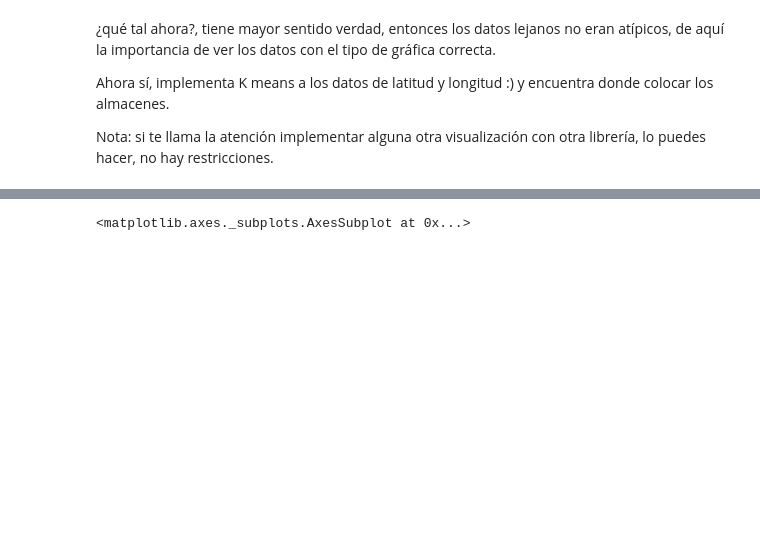
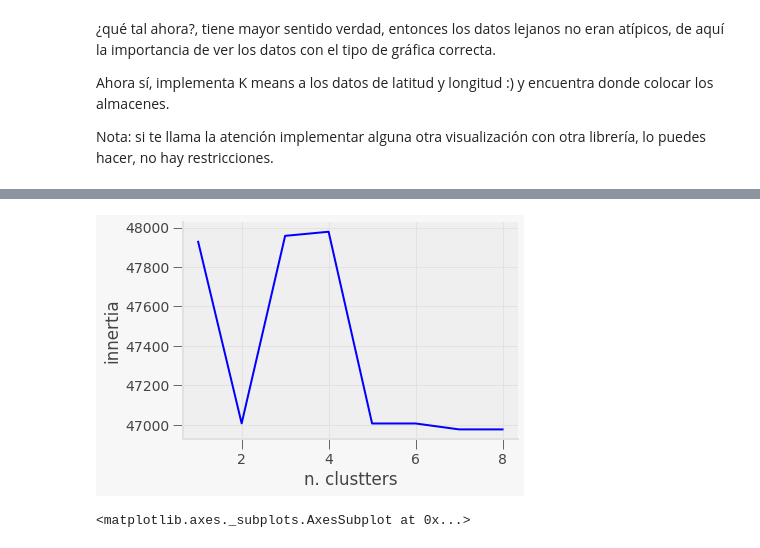
Before and after one commit to PosgradoMNA/actividades-de-aprendizaje-DanielRobertoMenesesLeon, a Jupyter notebook: TecMty_kmeans_target.ipynb, the cells around one changed output, grey strips where cells are left out. Cells and saved outputs as stored; diff of their text form; code cells hidden in the pictures; blank space fills up the shorter version.

```diff
--- a/TecMty_kmeans_target.ipynb
+++ b/TecMty_kmeans_target.ipynb
@@ -237,3 +266,10 @@ Predicciones:  [4 4 4 ... 2 2 0]
+# %%
+plt.plot(range(1,9), innertia, "b-", linewidth=2)
+plt.xlabel("n. clustters")
+plt.ylabel("innertia")
+plt.show()
+# %% [output]
+[figure, added]
 # %%
 latlong.plot.scatter( "longitude","latitude", c=y_kmeans)
 # %% [output]
```
Also changed, not shown: parts of 4 cells of this notebook.
